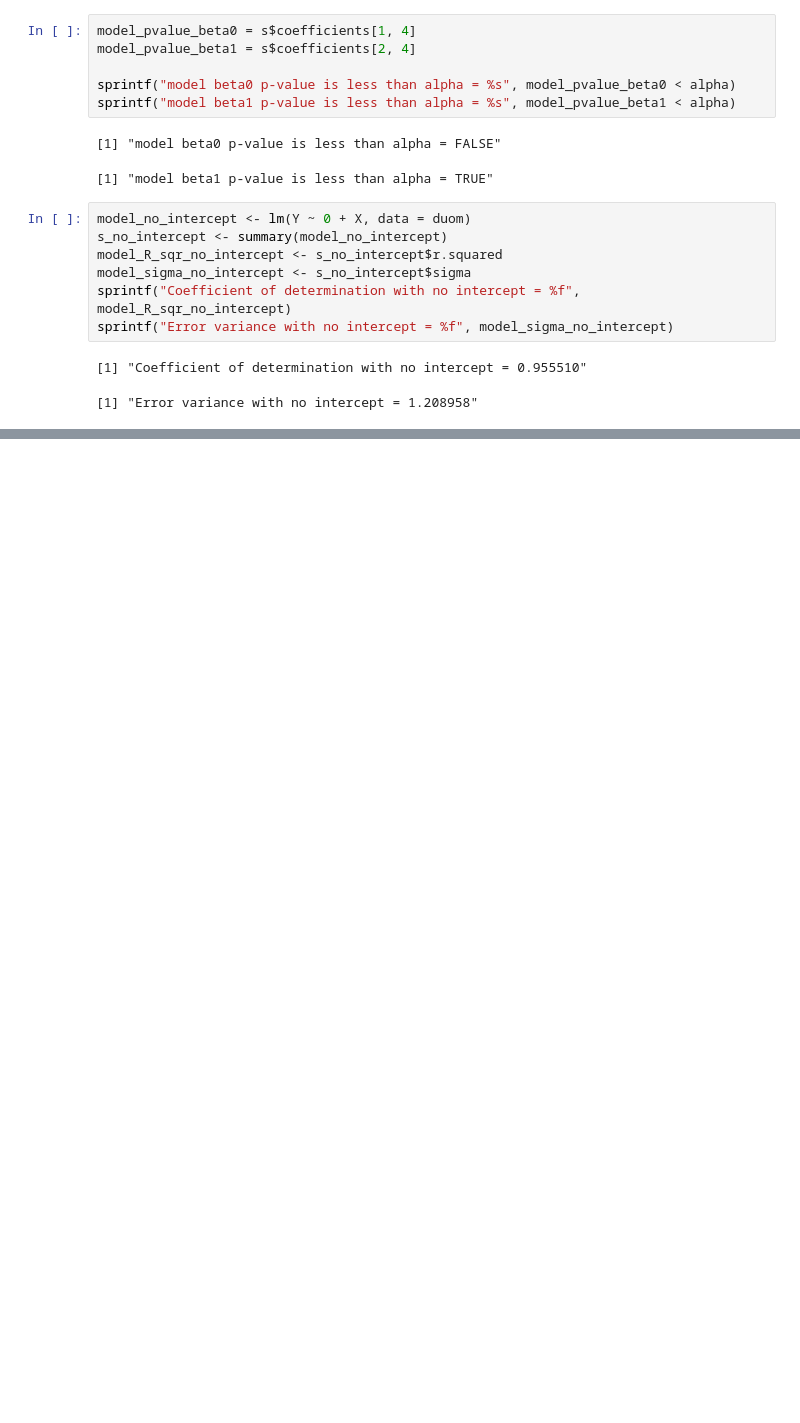
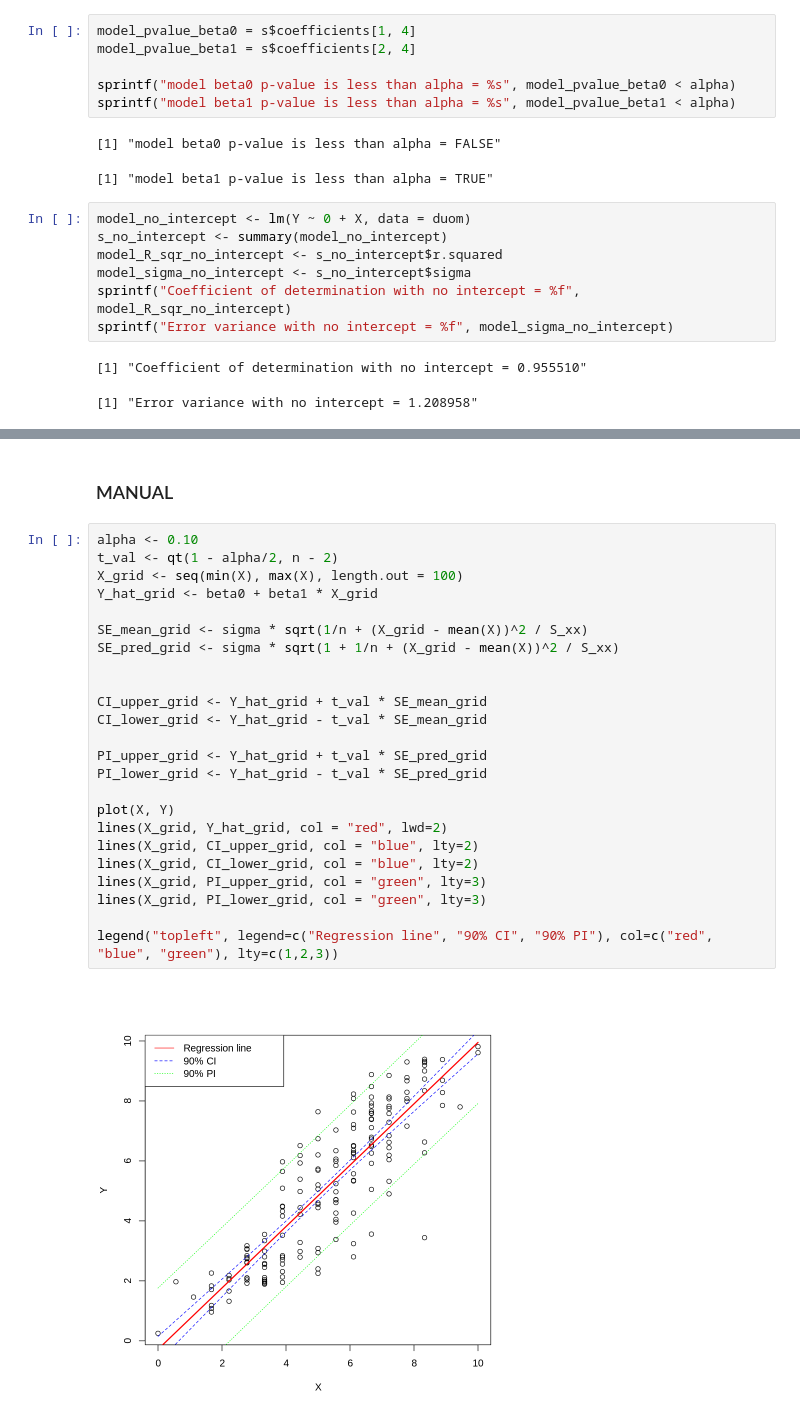
Before and after one commit to EmilijusPocius/Regresine-Analize, a Jupyter notebook: RA_Lab1.ipynb, the cells around one changed output, grey strips where cells are left out. Drawn from its saved outputs; the diff is of its cells as text; blank space fills up the shorter version.

```diff
--- a/RA_Lab1.ipynb
+++ b/RA_Lab1.ipynb
@@ -174,0 +175,28 @@ sprintf("Error variance with no intercept = %f", model_sigma_no_intercept)
+# %% [markdown]
+### MANUAL
+# %%
+alpha <- 0.10
+t_val <- qt(1 - alpha/2, n - 2)
+X_grid <- seq(min(X), max(X), length.out = 100)
+Y_hat_grid <- beta0 + beta1 * X_grid
+
+SE_mean_grid <- sigma * sqrt(1/n + (X_grid - mean(X))^2 / S_xx)
+SE_pred_grid <- sigma * sqrt(1 + 1/n + (X_grid - mean(X))^2 / S_xx)
+
+
+CI_upper_grid <- Y_hat_grid + t_val * SE_mean_grid
+CI_lower_grid <- Y_hat_grid - t_val * SE_mean_grid
+
+PI_upper_grid <- Y_hat_grid + t_val * SE_pred_grid
+PI_lower_grid <- Y_hat_grid - t_val * SE_pred_grid
+
+plot(X, Y)
+lines(X_grid, Y_hat_grid, col = "red", lwd=2)
+lines(X_grid, CI_upper_grid, col = "blue", lty=2)
+lines(X_grid, CI_lower_grid, col = "blue", lty=2)
+lines(X_grid, PI_upper_grid, col = "green", lty=3)
+lines(X_grid, PI_lower_grid, col = "green", lty=3)
+
+legend("topleft", legend=c("Regression line", "90% CI", "90% PI"), col=c("red", "blue", "green"), lty=c(1,2,3))
+# %% [output]
+[figure, added]
```
Also changed, not shown: parts of 4 cells of this notebook.
